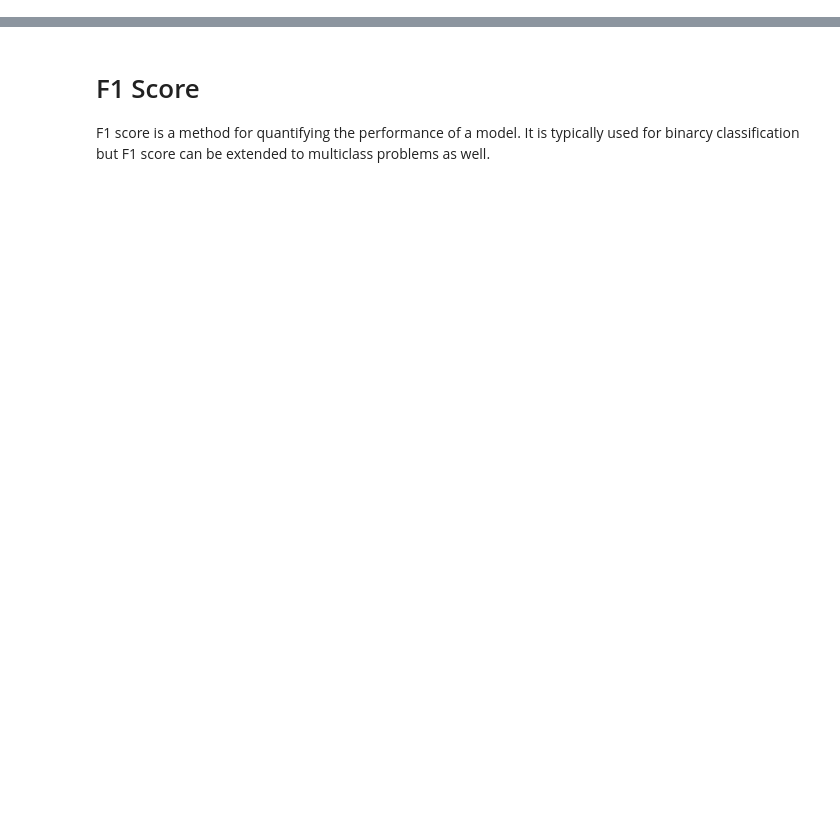
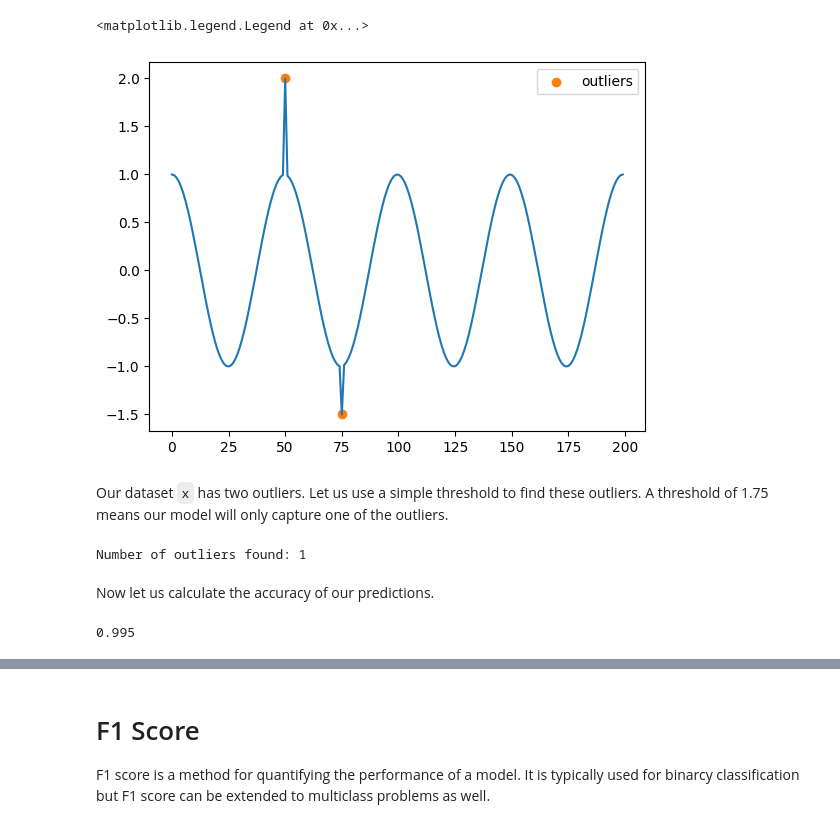
Before and after one commit to alex-gregory-ds/notes, a Jupyter notebook: notes/source/Notebooks/f1_score.ipynb, the cells around one changed output, grey strips where cells are left out. Drawn from its saved outputs; the diff is of its cells as text; code cells hidden in the pictures; blank space fills up the shorter version.

```diff
--- a/notes/source/Notebooks/f1_score.ipynb
+++ b/notes/source/Notebooks/f1_score.ipynb
@@ -0,0 +13,40 @@
+# %%
+import numpy as np
+import matplotlib.pyplot as plt
+
+n = 200
+f = 4  # Frequency
+
+x = np.cos(np.linspace(0, 2 * f * np.pi, n))
+x[50] = 2
+x[75] = -1.5
+
+y = np.zeros(n)
+y[50] = 1
+y[75] = 1
+
+outlier_pos = np.argwhere(y)[:, 0]
+
+fig, ax = plt.subplots()
+ax.plot(x)
+ax.scatter(outlier_pos, x[outlier_pos], color="tab:orange", label="outliers")
+ax.legend()
+# %% [output]
+<matplotlib.legend.Legend at 0x...>
+[figure, added]
+# %% [markdown]
+Our dataset `x` has two outliers. Let us use a simple threshold to find these outliers. A threshold of 1.75 means our model will only capture one of the outliers.
+# %%
+def find_outliers(x, threshold=1.5):
+    return (x >= threshold) | (x <= - threshold)
+
+y_hat = find_outliers(x, 1.75)
+print("Number of outliers found:", sum(y_hat))
+# %% [output]
+Number of outliers found: 1
+# %% [markdown]
+Now let us calculate the accuracy of our predictions.
+# %%
+(y == y_hat).mean()
+# %% [output]
+0.995
```
Also changed, not shown: parts of 15 cells of this notebook.
